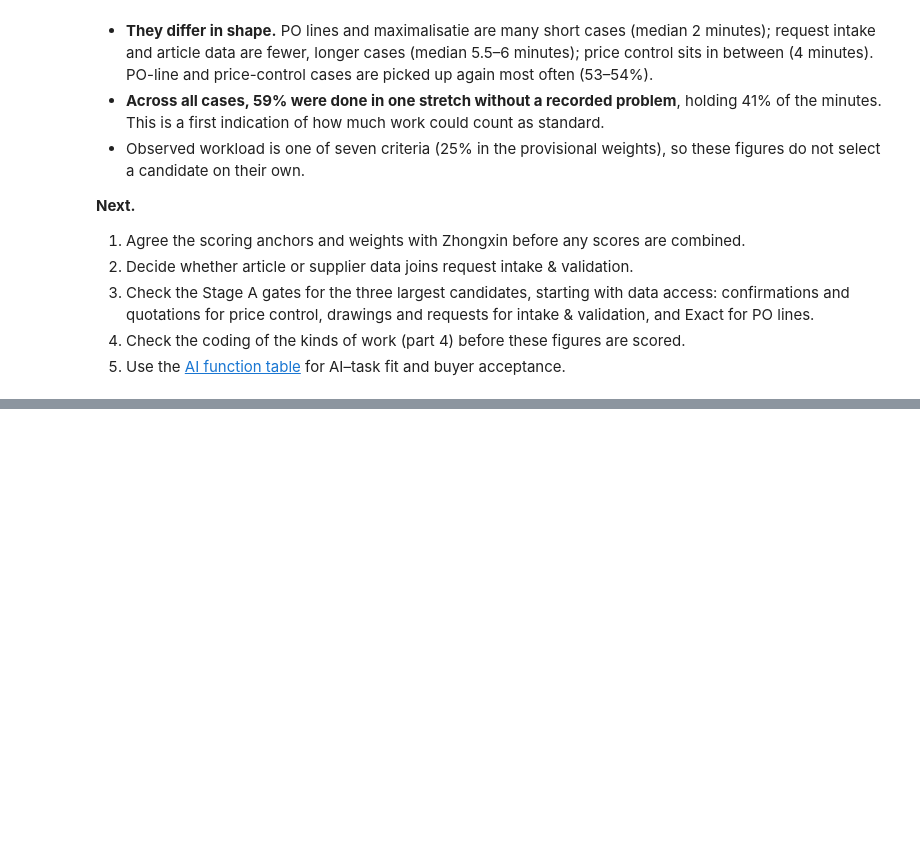
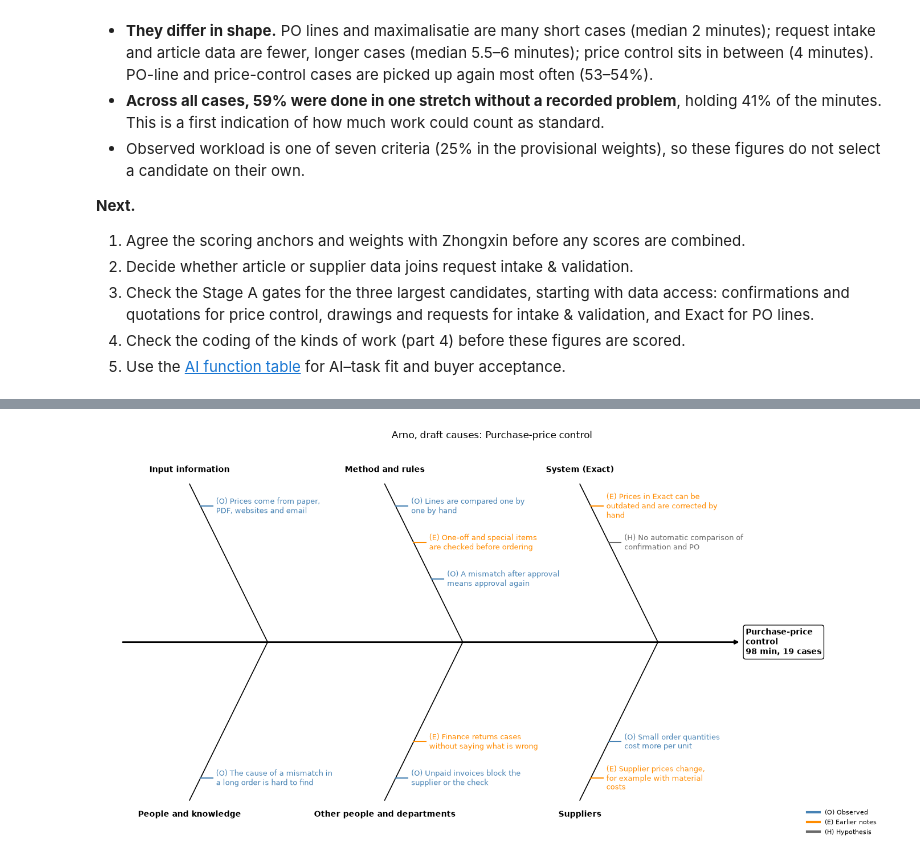
Before and after one commit to Luuuuuig/Bachelor-End-Project, a Jupyter notebook: Arno_Analysis_2026_10_02.ipynb, the cells around one changed output, grey strips where cells are left out. Saved outputs shown, nothing was run; the diff lists cells and outputs as text; code cells hidden in the pictures; blank space fills up the shorter version.

```diff
--- a/Arno_Analysis_2026_10_02.ipynb
+++ b/Arno_Analysis_2026_10_02.ipynb
@@ -1282,0 +1545,4 @@ Their minutes: 228.0 of 560.0 (41%)
+# %%
+fishbone("Purchase-price control")
+# %% [output]
+[figure, added]
```
Also changed, not shown: parts of 13 cells of this notebook.
